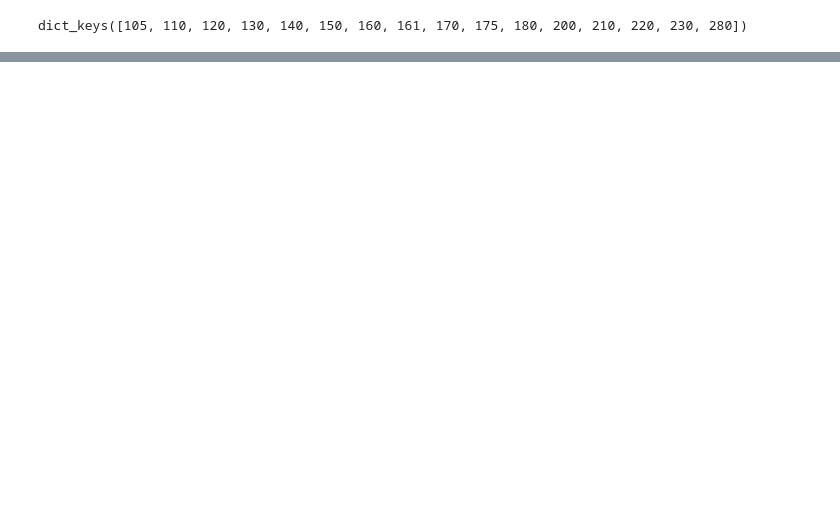
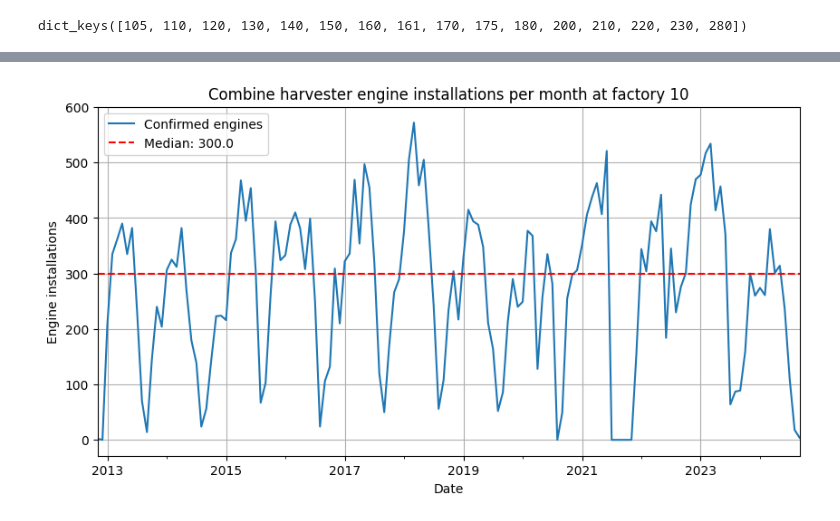
Before and after one commit to realreul/ML-with-CLAAS, a Jupyter notebook: TakeRates.ipynb, the cells around one changed output, grey strips where cells are left out. Saved outputs shown, nothing was run; the diff lists cells and outputs as text; code cells hidden in the pictures; blank space fills up the shorter version.

```diff
--- a/TakeRates.ipynb
+++ b/TakeRates.ipynb
@@ -940,0 +1176,3 @@ dict_keys([105, 110, 120, 130, 140, 150, 160, 161, 170, 175, 180, 200, 210, 220,
+# %%
+dfn = pd.concat([dfn1, dfn2])
+dfn.shape
@@ -940,0 +1239,7 @@ dict_keys([105, 110, 120, 130, 140, 150, 160, 161, 170, 175, 180, 200, 210, 220,
+# %%
+merkmale = ['P02', 'N02', 'N08', 'N05', 'B10', 'G02',]
+
+filtered_df = df[df['Merkmal'].isin(merkmale)]
+#filtered_df = filtered_df.drop([ 'Werk', 'Version', 'Merkmalskombination'], axis=1)
+
+filtered_df.reset_index(drop=True)
@@ -940,0 +1260,3 @@ dict_keys([105, 110, 120, 130, 140, 150, 160, 161, 170, 175, 180, 200, 210, 220,
+# %%
+filtered_df_crop = filtered_df.drop(['Statistik-Herkunft', 'Version', 'Monat', 'Woche', 'Periode', 'Werk', 'Material', 'Merkmal/Wert/Bezeichng. f. Serienplanun', 'GeschJahresvariante', 'Zeiger Verw.daten', 'Zeiger Verw.daten', 'Basismengeneinheit', 'Bedarfsmenge'], axis=1).reset_index(drop = True)
+filtered_df_crop = filtered_df_crop[['Datum', 'Geschäftsjahr', 'Seriennummer', 'Maschinentyp', 'CLAAS - Untertyp', 'Claas-Planungsland', 'Merkmal', 'Merkmalwert', 'Bestätigte Menge']]
@@ -940,0 +1299,4 @@ dict_keys([105, 110, 120, 130, 140, 150, 160, 161, 170, 175, 180, 200, 210, 220,
+# %%
+gg = filtered_df_crop[filtered_df_crop["Merkmal"] == "P02"]
+total_monthly = gg.resample('M', on='Datum')['Bestätigte Menge'].sum()
+total_monthly
@@ -940,0 +1317,13 @@ dict_keys([105, 110, 120, 130, 140, 150, 160, 161, 170, 175, 180, 200, 210, 220,
+# %%
+median_value = np.median(total_monthly)
+
+total_monthly.plot(label='Confirmed engines', figsize=(10, 5))  # Passe die Größe nach Bedarf an
+plt.title('Combine harvester engine installations per month at factory 10')
+plt.axhline(y=median_value, color='r', linestyle='--', label=f'Median: {median_value}')
+plt.xlabel('Date')
+plt.ylabel('Engine installations')
+plt.legend()
+plt.grid(True)
+plt.show()
+# %% [output]
+[figure, added]
```
Also changed, not shown: parts of 42 cells of this notebook, 5 other files.
